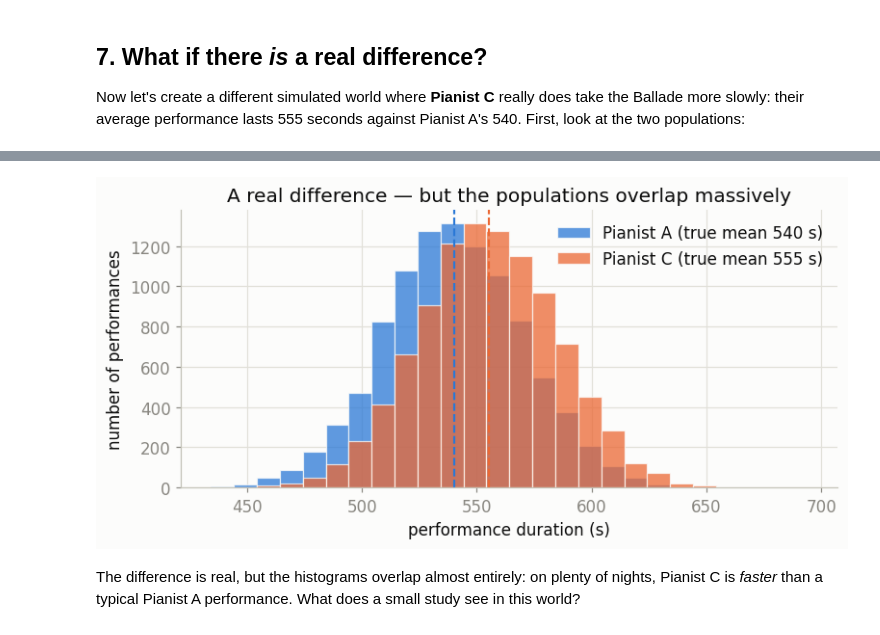
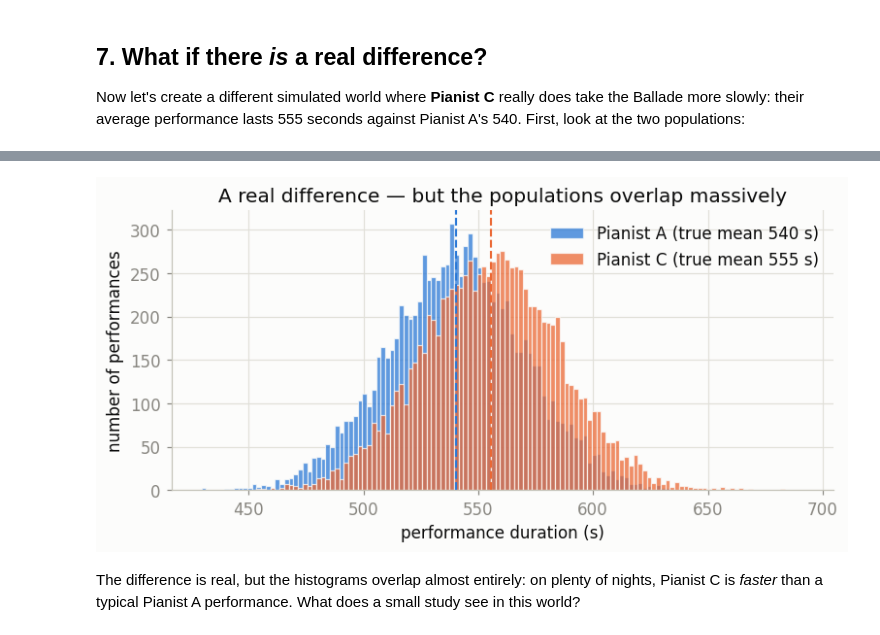
Before and after one commit to GabrieleCecchetti/QuantitativeResearchMethods, a Jupyter notebook: comparing_populations_with_samples.ipynb, the cells around one changed output, grey strips where cells are left out. Cells and saved outputs as stored; diff of their text form; code cells hidden in the pictures.

```diff
--- a/comparing_populations_with_samples.ipynb
+++ b/comparing_populations_with_samples.ipynb
@@ -509,24 +508,24 @@ True difference (C − A):        +15.0 s  (by construction)
 # %%
 # ═══ PLOTTING ONLY ═══  (nothing here changes the data)
 fig, ax = plt.subplots(figsize=(8, 3.4))
 lo = min(pianist_A.min(), pianist_C.min())
 hi = max(pianist_A.max(), pianist_C.max())
-bins = np.arange(lo, hi + 10, 10)
+bins = np.arange(lo, hi + 10, 2)
 
 ax.hist(pianist_A, bins=bins, color=BLUE, alpha=0.75, edgecolor=SURFACE,
         linewidth=0.8, label=f"Pianist A (true mean {MEAN_A} s)")
 ax.hist(pianist_C, bins=bins, color=ORANGE, alpha=0.75, edgecolor=SURFACE,
         linewidth=0.8, label=f"Pianist C (true mean {MEAN_C} s)")
 ax.axvline(pianist_A.mean(), color=BLUE, linewidth=1.4, linestyle="--")
 ax.axvline(pianist_C.mean(), color=ORANGE, linewidth=1.4, linestyle="--")
 
 ax.set_xlabel("performance duration (s)")
 ax.set_ylabel("number of performances")
 ax.set_title("A real difference — but the populations overlap massively")
 ax.legend(frameon=False)
 plt.show()
 # %% [output]
-[figure, old version]
+[figure, new version]
 # %% [markdown]
 The difference is real, but the histograms overlap almost entirely: on plenty of nights,
 Pianist C is *faster* than a typical Pianist A performance. What does a small study
```
Also changed, not shown: parts of 15 cells of this notebook, 2 other files.
